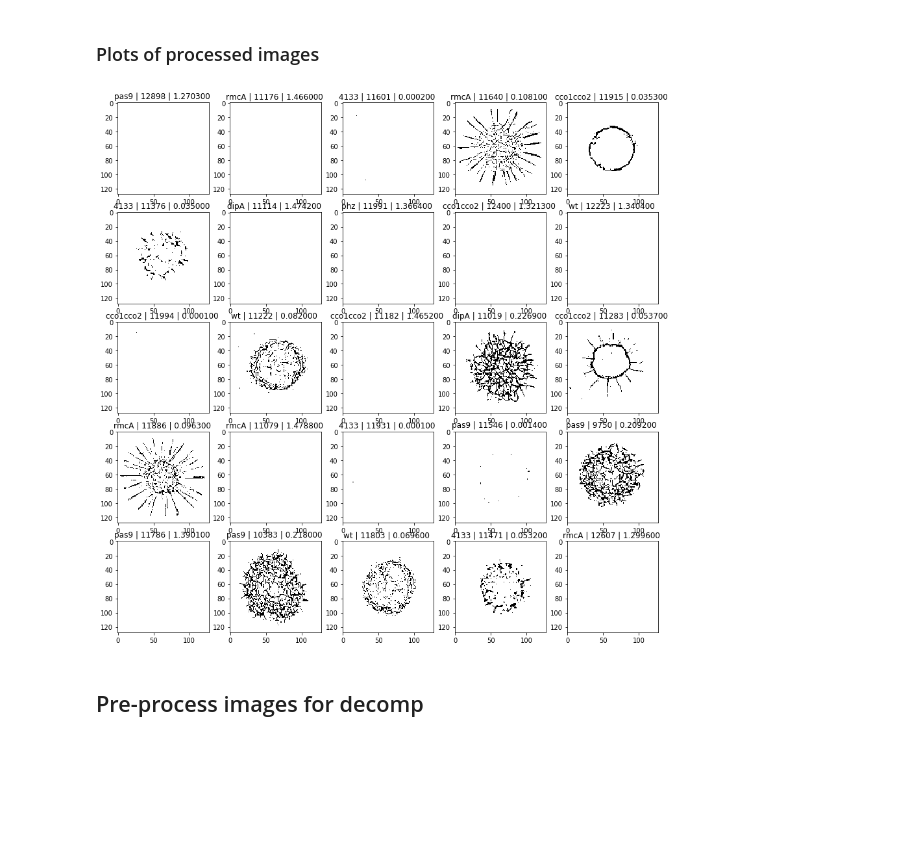
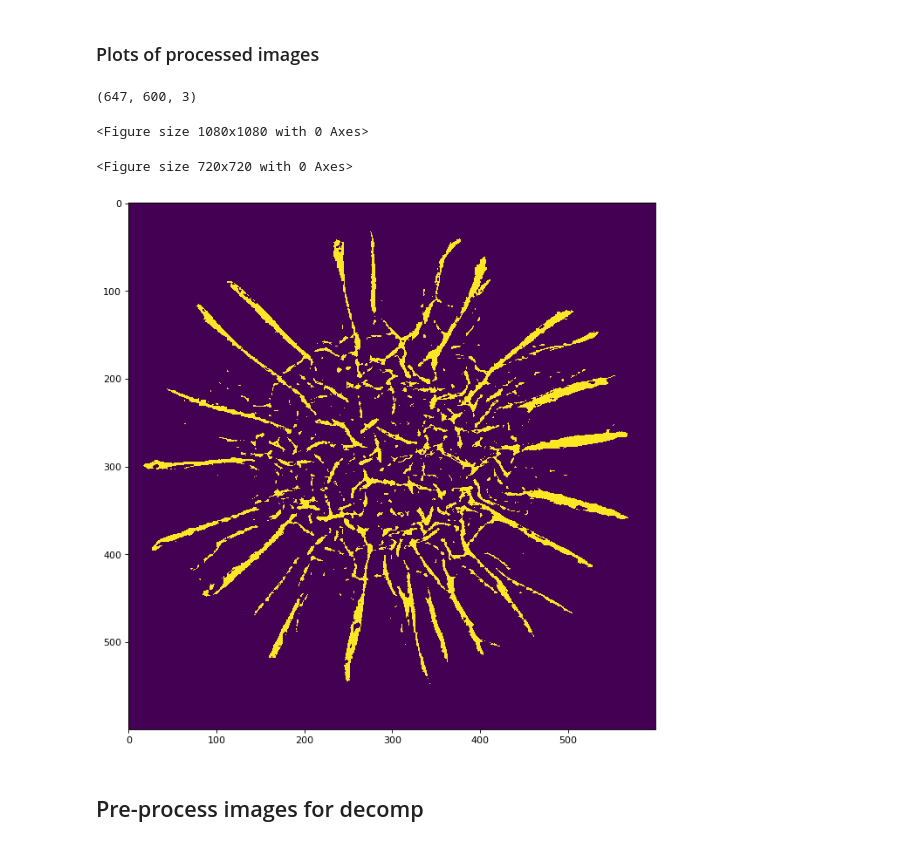
Before and after one commit to msorba/dsi-capstone, a Jupyter notebook: exploration_rj-decomp.ipynb, the cells around one changed output. Cells and saved outputs as stored; diff of their text form; code cells hidden in the pictures; blank space fills up the shorter version.

```diff
--- a/exploration_rj-decomp.ipynb
+++ b/exploration_rj-decomp.ipynb
@@ -83,14 +85,20 @@ perc_wrink = [perc_wrinkled(img,bfsizes[i]) for i,img in enumerate(processed_ima
 df_all['perc_wrink'] = perc_wrink
 # %% [markdown]
 ### Plots of processed images
+# %%
+images[3].shape
+# %% [output]
+(647, 600, 3)
+# %%
+l, cl = fn.get_classes(images[3], threshold_val=20, resize=600)
 # %%
 warnings.filterwarnings('ignore')
 
 fig = plt.figure(figsize=(15,15))
 
-n = 5
+n = 1
 
-for i,s in enumerate(processed_images):
+for i,s in enumerate(processed_images[3:3]):
     try:
         fig.add_subplot(n,n,i+1)
         plt.imshow(s, cmap='binary')
@@ -100,7 +108,13 @@ for i,s in enumerate(processed_images):
         pass
 plt.show()
 # %% [output]
-[figure, removed]
+<Figure size 1080x1080 with 0 Axes>
+# %%
+plt.figure(figsize=(10,10))
+fn.plot_wrinkle_class(cl)
+# %% [output]
+<Figure size 720x720 with 0 Axes>
+[figure, added]
 # %% [markdown]
 ## Pre-process images for decomp
 # %% [markdown]
```
Also changed, not shown: parts of 11 cells of this notebook.
